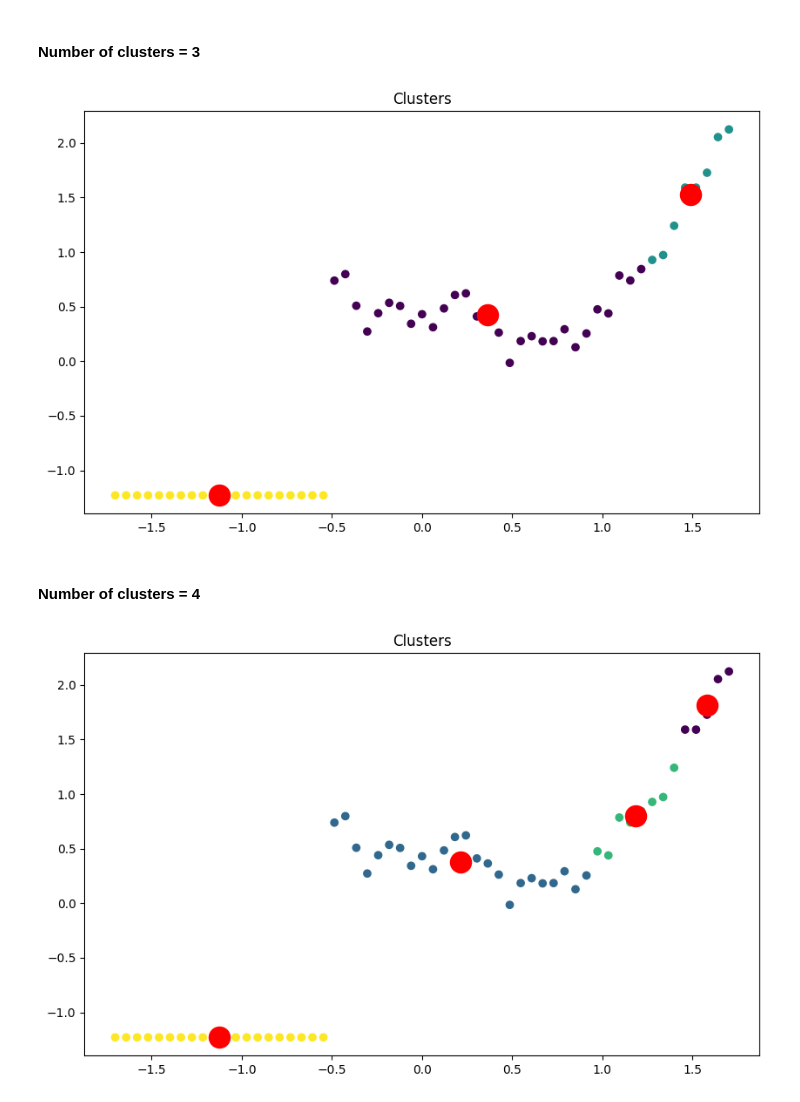
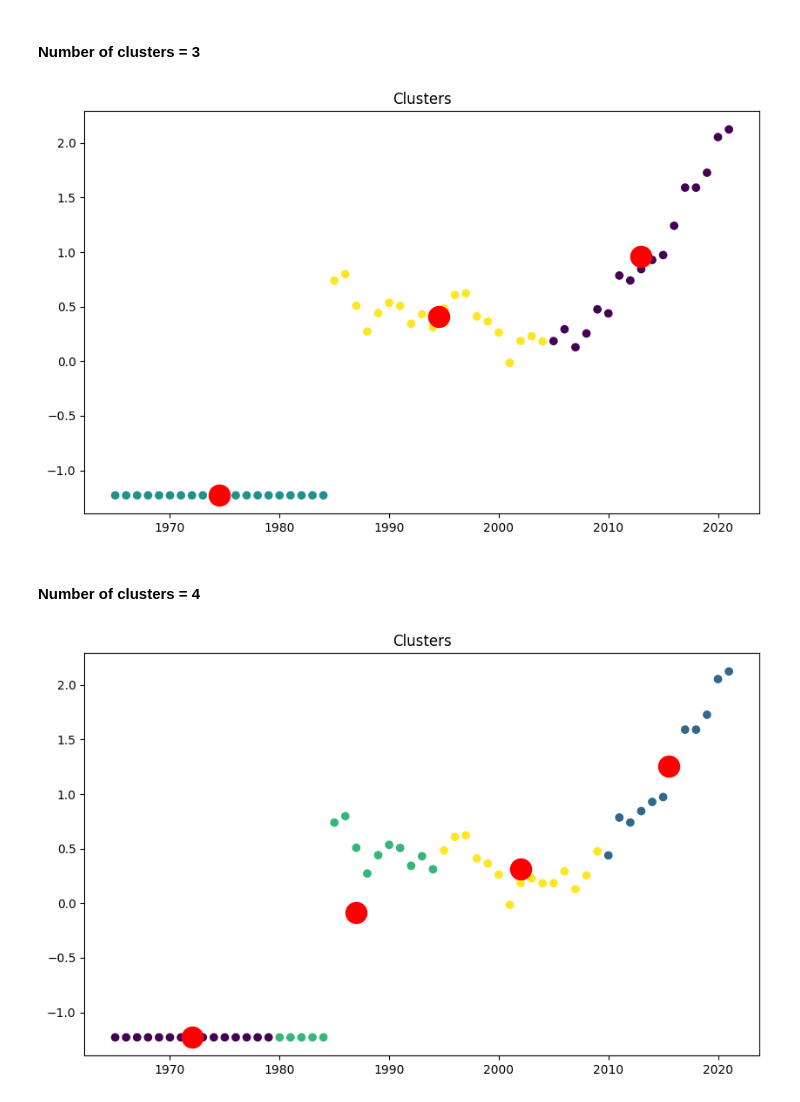
Before and after one commit to saketh-saridena/MLProject, a Jupyter notebook: ML_Project_Part_2_K_Means_Clustering.ipynb, the cells around one changed output. Drawn from its saved outputs; the diff is of its cells as text; code cells hidden in the pictures.

```diff
--- a/ML_Project_Part_2_K_Means_Clustering.ipynb
+++ b/ML_Project_Part_2_K_Means_Clustering.ipynb
@@ -86,4 +74,12 @@ df_usa.head()
 #### **Scaling the dataset:**
 # %%
 scaler = StandardScaler()
-df_usa_scaled = scaler.fit_transform(df_usa)
+
+cols_to_scale = df_usa.columns[1:20]
+
+# Scale selected columns
+df[cols_to_scale] = scaler.fit_transform(df_usa[cols_to_scale])
+# %%
+df_usa_scaled = pd.DataFrame(df[cols_to_scale])
+df_usa_scaled = pd.concat([df_usa[0].astype(int),df_usa_scaled],axis=1)
+df_usa_scaled.head()
@@ -137,7 +140,7 @@ plt.show()
 # %% [markdown]
 #### **Number of clusters = 3**
 # %%
-kmeans = KMeans(n_clusters=2, n_init =10, random_state=42)
+kmeans = KMeans(n_clusters=3, n_init =10, random_state=42)
 kmeans.fit(df_usa)
 
 plt.figure(figsize=(10, 6))
@@ -150,7 +153,7 @@ plt.show()
 # %% [markdown]
 #### **Number of clusters = 4**
 # %%
-kmeans = KMeans(n_clusters=2, n_init =10, random_state=42)
+kmeans = KMeans(n_clusters=4, n_init =10, random_state=42)
 kmeans.fit(df_usa)
 
 plt.figure(figsize=(10, 6))
@@ -212,25 +215,25 @@ kmeans = KMeans(n_clusters=3, n_init =10, random_state=42)
 kmeans.fit(df_usa_scaled)
 
 plt.figure(figsize=(10, 6))
-plt.scatter(df_usa_scaled[:, 0], df_usa_scaled[:, 1], c=kmeans.labels_)
+plt.scatter(df_usa_scaled.iloc[:, 0], df_usa_scaled.iloc[:, 1], c=kmeans.labels_)
 plt.scatter(kmeans.cluster_centers_[:, 0], kmeans.cluster_centers_[:, 1], s=300, c='red')
 plt.title('Clusters')
 plt.show()
 # %% [output]
-[figure, old version]
+[figure, new version]
 # %% [markdown]
 #### **Number of clusters = 4**
 # %%
 kmeans = KMeans(n_clusters=4, n_init =10, random_state=42)
 kmeans.fit(df_usa_scaled)
 
 plt.figure(figsize=(10, 6))
-plt.scatter(df_usa_scaled[:, 0], df_usa_scaled[:, 1], c=kmeans.labels_)
+plt.scatter(df_usa_scaled.iloc[:, 0], df_usa_scaled.iloc[:, 1], c=kmeans.labels_)
 plt.scatter(kmeans.cluster_centers_[:, 0], kmeans.cluster_centers_[:, 1], s=300, c='red')
 plt.title('Clusters')
 plt.show()
 # %% [output]
-[figure, old version]
+[figure, new version]
 # %%
 # Fit the model
 kmeans = KMeans(n_clusters=3, n_init = 10, random_state=42)
```
Also changed, not shown: parts of 8 cells of this notebook, 1 other file.
